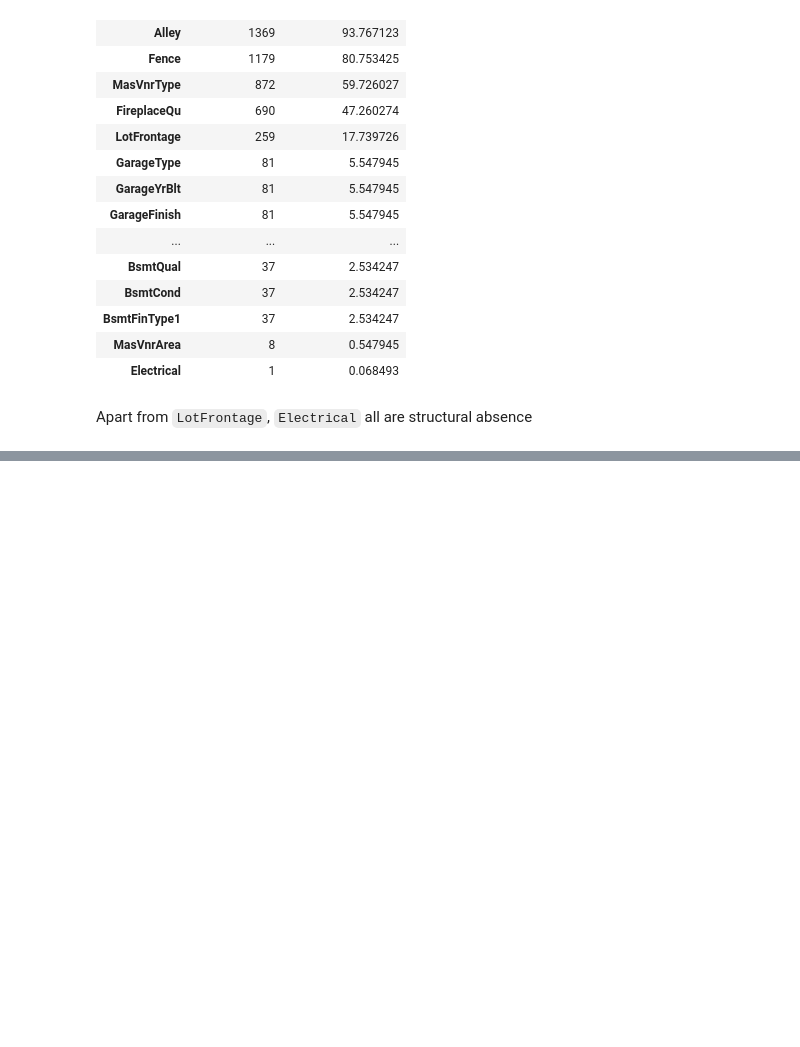
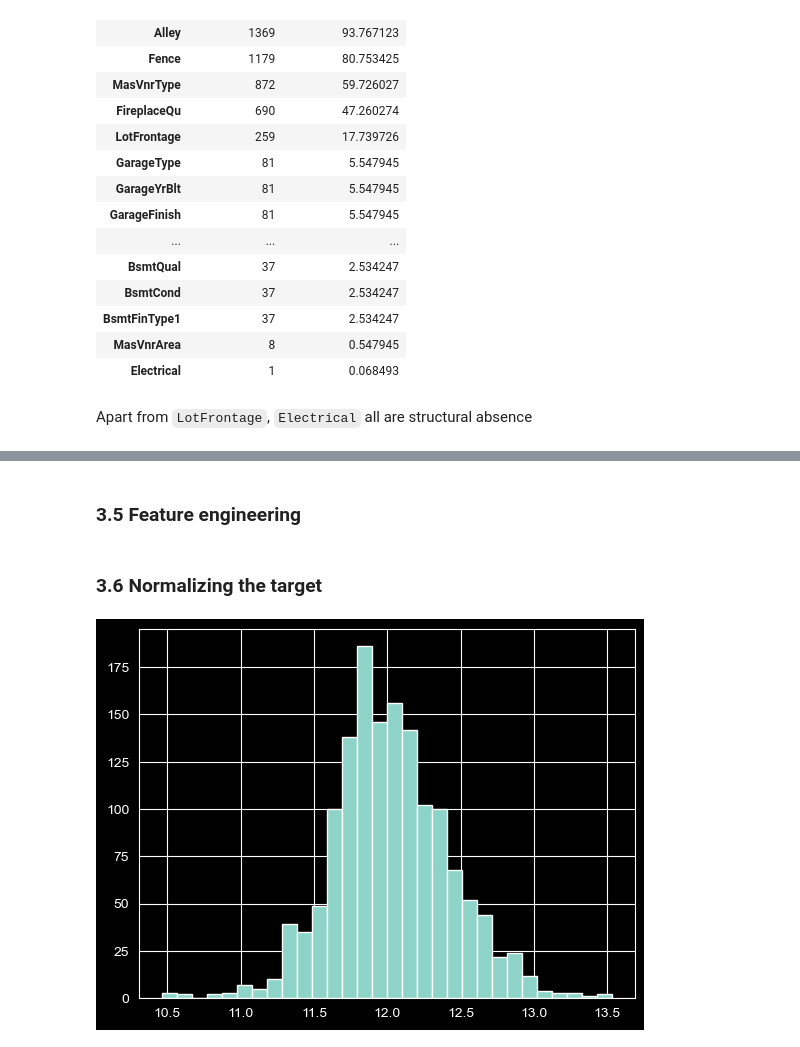
Before and after one commit to DebDev25/House-Prices-Advanced-Regressor, a Jupyter notebook: House_Price_Prediction.ipynb, the cells around one changed output, grey strips where cells are left out. Saved outputs shown, nothing was run; the diff lists cells and outputs as text; code cells hidden in the pictures; blank space fills up the shorter version.

```diff
--- a/House_Price_Prediction.ipynb
+++ b/House_Price_Prediction.ipynb
@@ -405,0 +586,29 @@ Apart from `LotFrontage`, `Electrical` all are structural absence
+# %% [markdown]
+### 3.5 Feature engineering
+# %%
+# FootprintSize = max(1stFlrSF, TotalBsmtSF)
+house_pricing["FootprintSize"] = np.maximum(house_pricing["1stFlrSF"], house_pricing["TotalBsmtSF"])
+
+# AvgRoomSize = GrLivArea / TotRmsAbvGrd
+house_pricing["AvgRoomSize"] = (house_pricing["GrLivArea"] / house_pricing["TotRmsAbvGrd"])
+
+# GarageAge = YrSold - GarageYrBlt
+house_pricing["GarageAge"] = (house_pricing["YrSold"] - house_pricing["GarageYrBlt"])
+
+# HouseAge = YrSold - YearBuilt
+house_pricing["HouseAge"] = (house_pricing["YrSold"] - house_pricing["YearBuilt"])
+
+# GarageBuiltLater = GarageYrBlt > YearBuilt
+house_pricing["GarageBuiltLater"] = (house_pricing["GarageYrBlt"] > house_pricing["YearBuilt"]).astype(int)
+
+# AreaPerCar = GarageArea / (GarageCars + 1)
+house_pricing["AreaPerCar"] = (house_pricing["GarageArea"] / (house_pricing["GarageCars"] + 1))
+# %% [markdown]
+### 3.6 Normalizing the target
+# %%
+# log transforming the target
+house_pricing["SalePrice"] = np.log1p(house_pricing["SalePrice"])
+# %%
+plt.hist(house_pricing["SalePrice"], bins=30);
+# %% [output]
+[figure, added]
```
Also changed, not shown: parts of 22 cells of this notebook.
